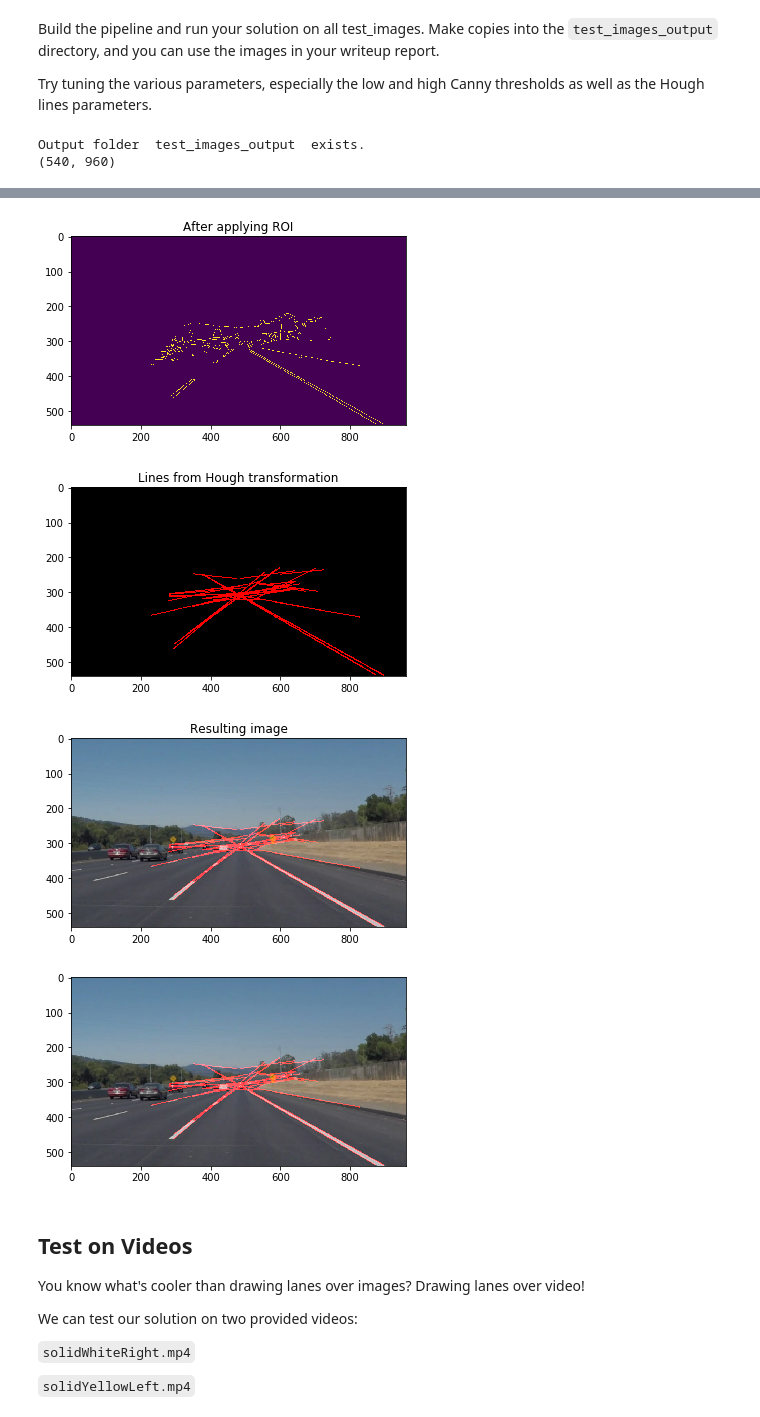
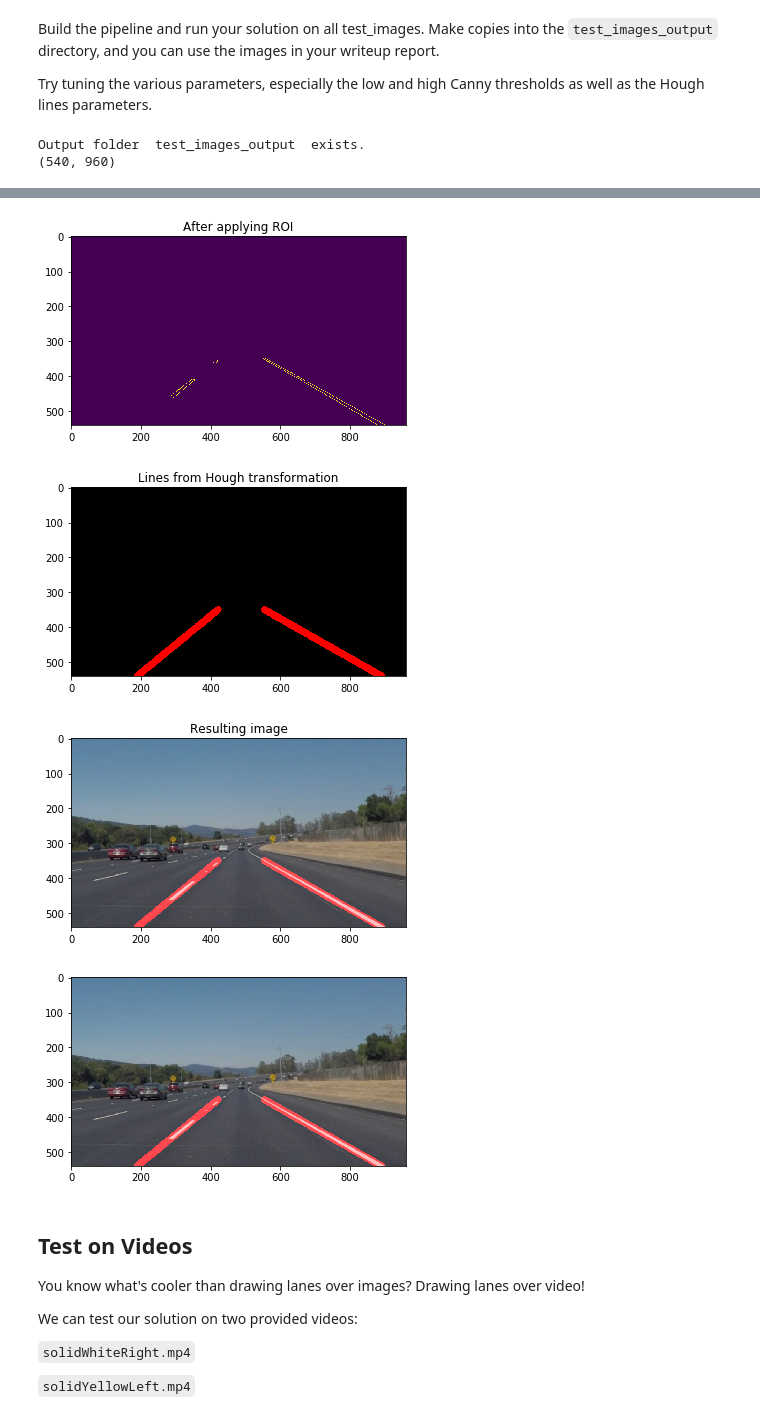
Before and after one commit to Quartzing/CarND-LaneLines-P1, a Jupyter notebook: P1.ipynb, the cells around one changed output, grey strips where cells are left out. Drawn from its saved outputs; the diff is of its cells as text; code cells hidden in the pictures.

```diff
--- a/P1.ipynb
+++ b/P1.ipynb
@@ -232,7 +263,7 @@ def laneDetect(initial_img, debug=False):
 # change img to grey scale
 
     img = grayscale(initial_img)
-    m, n = img.shape
+    height, width = img.shape
     if debug:
         print(img.shape)
     debugImg(initial_img, debug, 'Original Image')
@@ -244,13 +275,14 @@ def laneDetect(initial_img, debug=False):
 # apply canny edge detection
     low_threshold = 50
     high_threshold = 100
+    maxh_roi = 350
     img = canny(img, low_threshold, high_threshold)
     debugImg(img, debug, 'Canny edge detection')
 # apply roi
-    vertices = np.array([[[m, 0],
-                         [200, 400],
-                         [200, 500],
-                         [n,m]]], dtype = np.int32)
+    vertices = np.array([[[0, height],
+                         [400, maxh_roi],
+                         [600, maxh_roi],
+                         [width,height]]], dtype = np.int32)
     img = region_of_interest(img, vertices)
     debugImg(img, debug, 'After applying ROI')
 # apply Hough transformation
@@ -258,44 +290,44 @@ def laneDetect(initial_img, debug=False):
     theta = np.pi / 180
     threshold = 50
     min_line_len = 100
-    max_line_gap = 50
-    lines_img = hough_lines(img, rho, theta, threshold, min_line_len, max_line_gap)
+    max_line_gap = 500
+    lines_img = hough_lines(img, rho, theta, threshold, min_line_len, max_line_gap, maxh_roi, height)
     debugImg(lines_img, debug, 'Lines from Hough transformation')
 # combine lines and original img
     img = weighted_img(lines_img, initial_img, α=0.8, β=1., λ=0.)
     debugImg(img, debug, 'Resulting image')
 # return new img
     return img
 
 img = readImg('test_images/solidWhiteCurve.jpg')
 img = laneDetect(img, debug = True)
 plt.imshow(img)
 # fun: process one folder
 def laneDetectBatch(src, dst):
 # get file list
     filelist = os.listdir(src)
 # for each file
     for filename in filelist:
 # if is image
 # process
         print('Processing ', filename, '...')
         filepath = os.path.join(src, filename)
         img = readImg(filepath)
         img = laneDetect(img)
 # save results
         savepath = os.path.join(dst, filename)
         saveImg(savepath, img)
 # %% [output]
 Output folder  test_images_output  exists.
 (540, 960)
 [figure]
 [figure]
 [figure]
 [figure]
-[figure, old version]
+[figure, new version]
-[figure, old version]
+[figure, new version]
-[figure, old version]
+[figure, new version]
-[figure, old version]
+[figure, new version]
 # %% [markdown]
 ## Test on Videos
 
```
Also changed, not shown: parts of 4 cells of this notebook, 2 other files.
